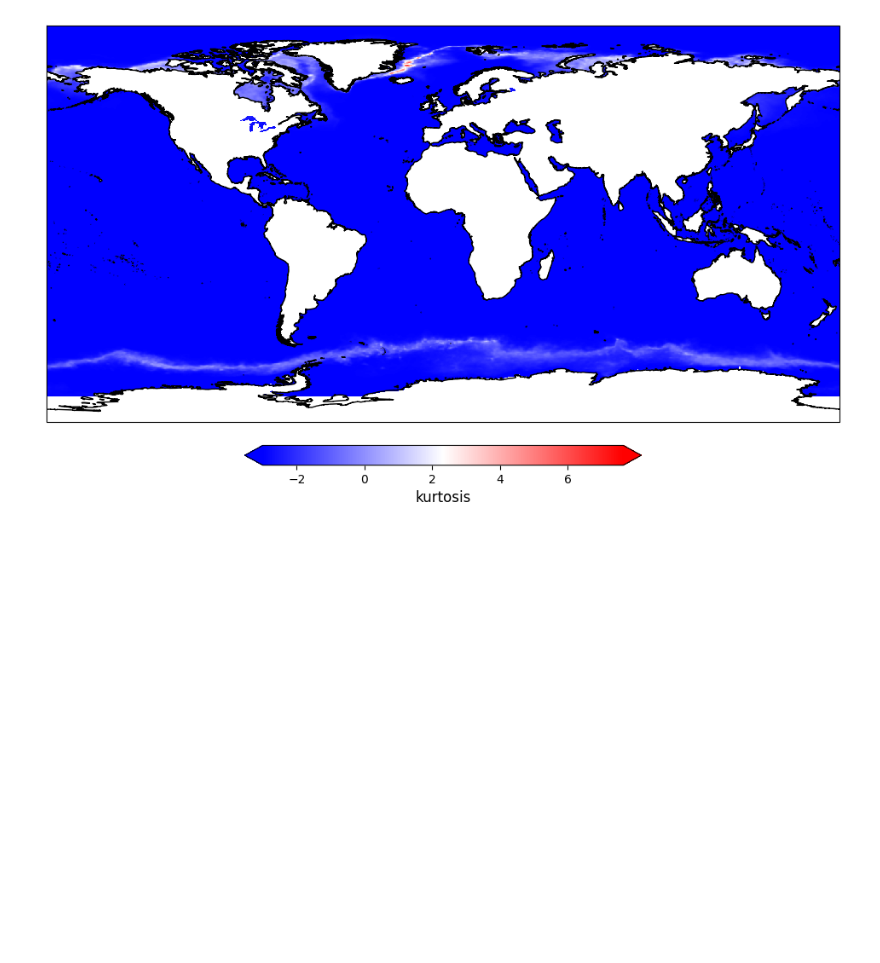
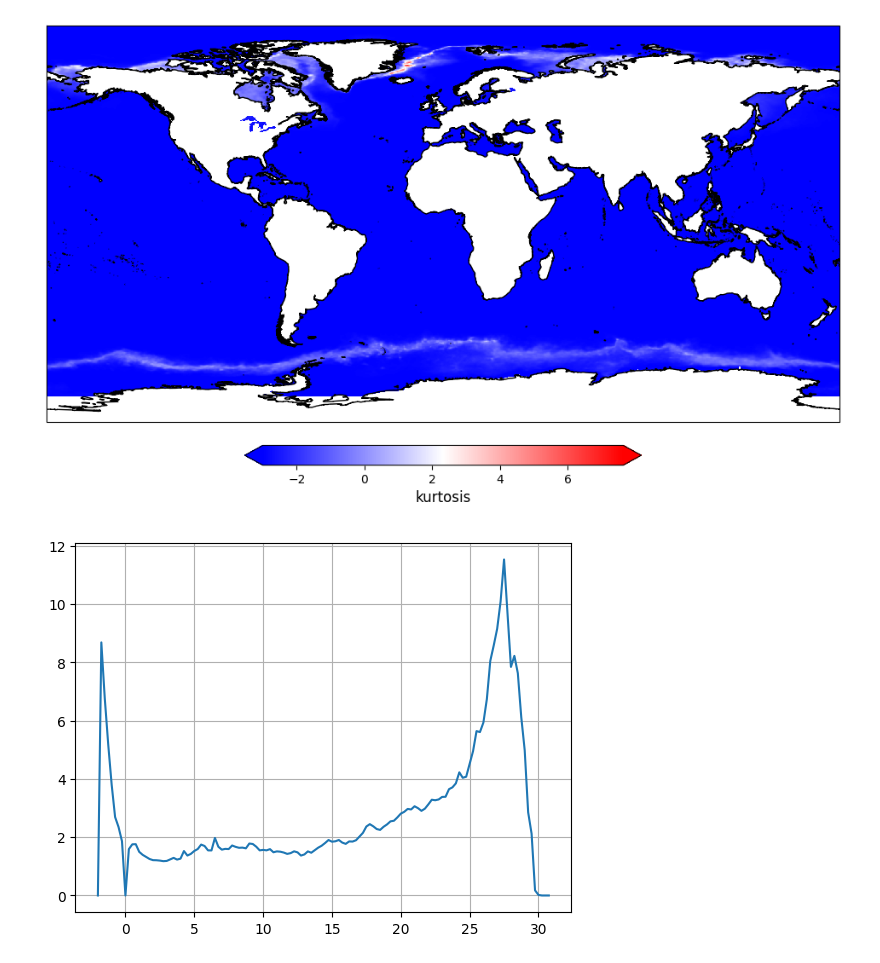
Before and after one commit to grumbiner/epoch_sst, a Jupyter notebook: stats.ipynb, the cells around one changed output. Drawn from its saved outputs; the diff is of its cells as text; code cells hidden in the pictures; blank space fills up the shorter version.

```diff
--- a/stats.ipynb
+++ b/stats.ipynb
@@ -350,3 +351,38 @@ plt.close()
 # %% [output]
 vmin max =  -2.9999998308367686 7.63802163501181
 [figure]
+# %%
+from math import *
+area = np.zeros((ny,nx))
+for i in range(0,ny):
+    area[i,:] = cos(pi*lats[i]/180.)
+cellarea = (111.1*111.1)/16./1.e6 # quarter degree grid
+
+tmin = mean1.min()
+tmax = mean1.max()
+lower = floor(tmin)
+upper = ceil(tmax)
+#debug: print(tmin, tmax, lower, upper, flush=True)
+delta = upper - lower
+precision = 4
+histogram = np.zeros(int(delta*precision))
+bins = np.zeros(int(delta*precision))
+
+for j in range(0,ny):
+    for i in range(0,nx):
+        histogram[ int((mean[j,i] - lower)*precision) ] += area[j,i]
+
+for i in range(0, len(histogram)):
+    bins[i] = lower + i/precision
+    #debug: print(lower + i/precision, histogram[i])
+
+#temporary kluge:
+histogram[int((0.-lower)*precision)] = 0.0
+histogram *= cellarea
+
+fig,ax = plt.subplots()
+ax.plot(bins, histogram)
+ax.grid()
+fig.show()
+# %% [output]
+[figure, added]
```
Also changed, not shown: parts of 6 cells of this notebook, 3 other files.
